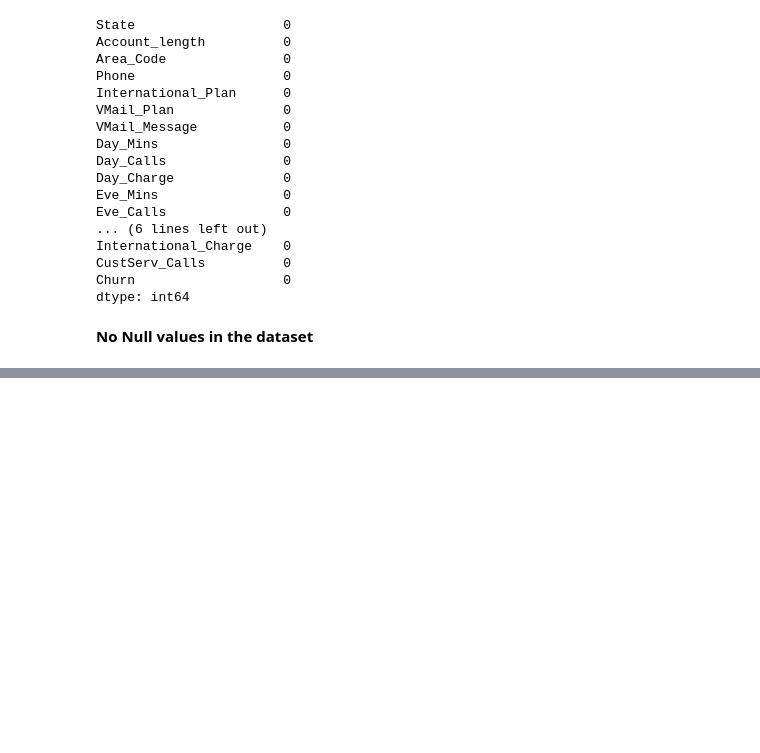
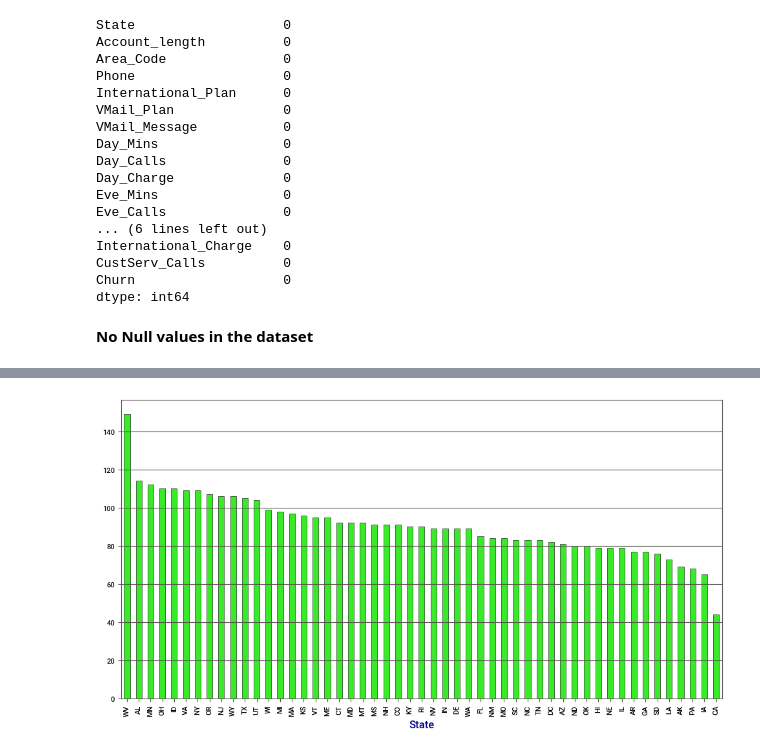
Before and after one commit to shreenidhi7700/Telecom-Churn_rate_ML, a Jupyter notebook: Telecom_Churn_rate_ML.ipynb, the cells around one changed output, grey strips where cells are left out. Cells and saved outputs as stored; diff of their text form; code cells hidden in the pictures; blank space fills up the shorter version.

```diff
--- a/Telecom_Churn_rate_ML.ipynb
+++ b/Telecom_Churn_rate_ML.ipynb
@@ -113,0 +194,4 @@ dtype: int64
+# %%
+# Dataset with categorical columns
+catdata = data.select_dtypes(include = 'object')
+catdata
@@ -113,0 +253,5 @@ dtype: int64
+# %%
+# All of the values in the phone column are unique so we have to remove it,
+# because of no certain pattern in that column which the machine learning model can learn.
+catdata.drop(columns = 'Phone',inplace = True)
+catdata.columns
@@ -113,0 +297,9 @@ dtype: int64
+# %%
+catdata.State.value_counts(ascending = False).plot(kind = 'bar',figsize = (12,6),edgecolor = 'black',color = '#38ea27',lw = 0.4)
+plt.xticks(color = 'black')
+plt.yticks(color = 'black')
+plt.grid(axis = 'y',which = 'major')
+plt.xlabel('State',color = 'darkblue',fontsize = 12)
+plt.show()
+# %% [output]
+[figure, added]
```
Also changed, not shown: parts of 42 cells of this notebook, 2 other files.
